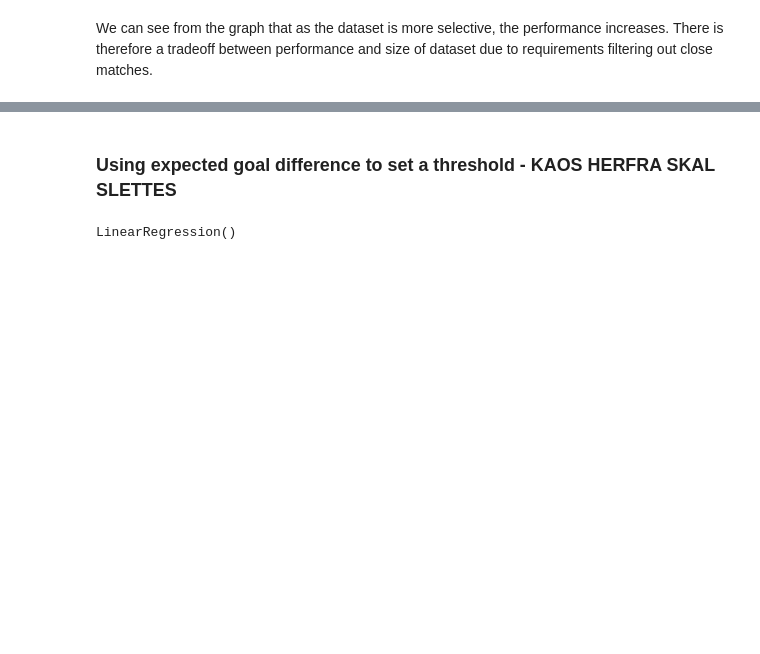
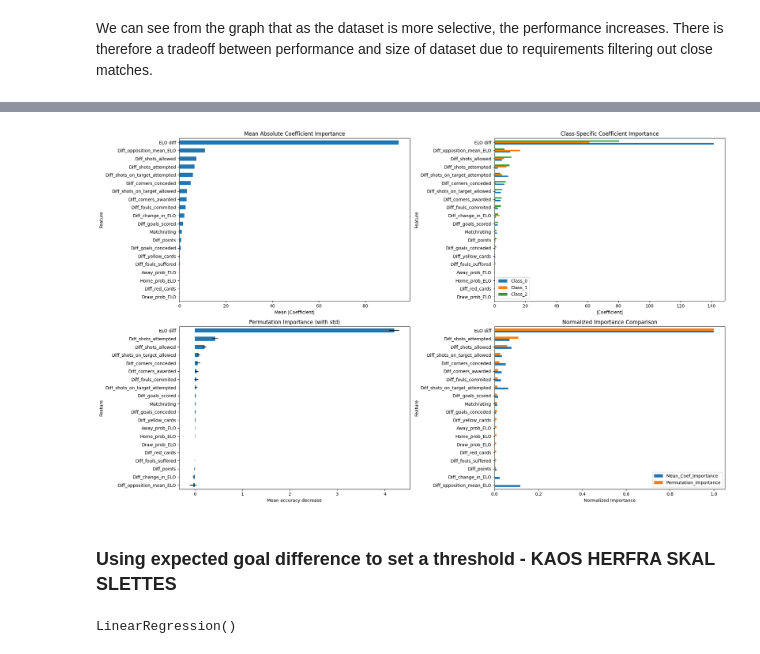
Before and after one commit to heiken1108/Match-Predictor, a Jupyter notebook: notebooks/Heiken/7. Logistic Regression.ipynb, the cells around one changed output, grey strips where cells are left out. Cells and saved outputs as stored; diff of their text form; code cells hidden in the pictures; blank space fills up the shorter version.

```diff
--- a/notebooks/Heiken/7. Logistic Regression.ipynb
+++ b/notebooks/Heiken/7. Logistic Regression.ipynb
@@ -255,3 +352,20 @@ We can see from the graph that as the dataset is more selective, the performance
+# %%
+from sklearn.inspection import permutation_importance
+
+
+# For your existing model:
+X, y = data[x_cols], data[y_cols]
+
+importance_results = plot_feature_importance_comparison(
+    model=model,
+    X=X,
+    y=y,
+    feature_names=x_cols,
+    scaler=scaler,
+    n_repeats=10
+)
+# %% [output]
+[figure, added]
 # %% [markdown]
 ### Using expected goal difference to set a threshold - KAOS HERFRA SKAL SLETTES
 # %%
```
Also changed, not shown: parts of 6 cells of this notebook, 2 other files.
